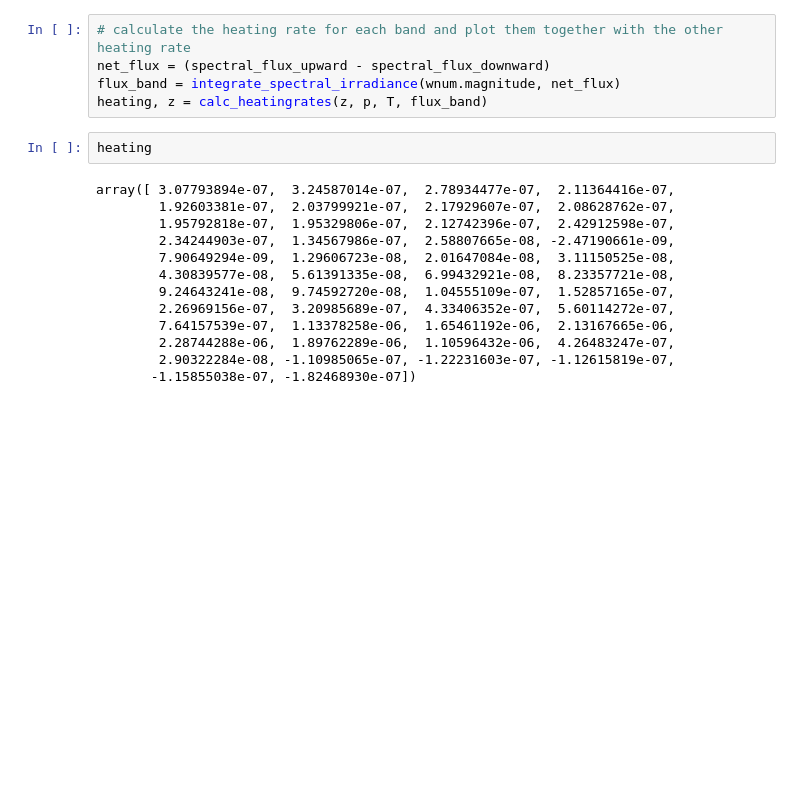
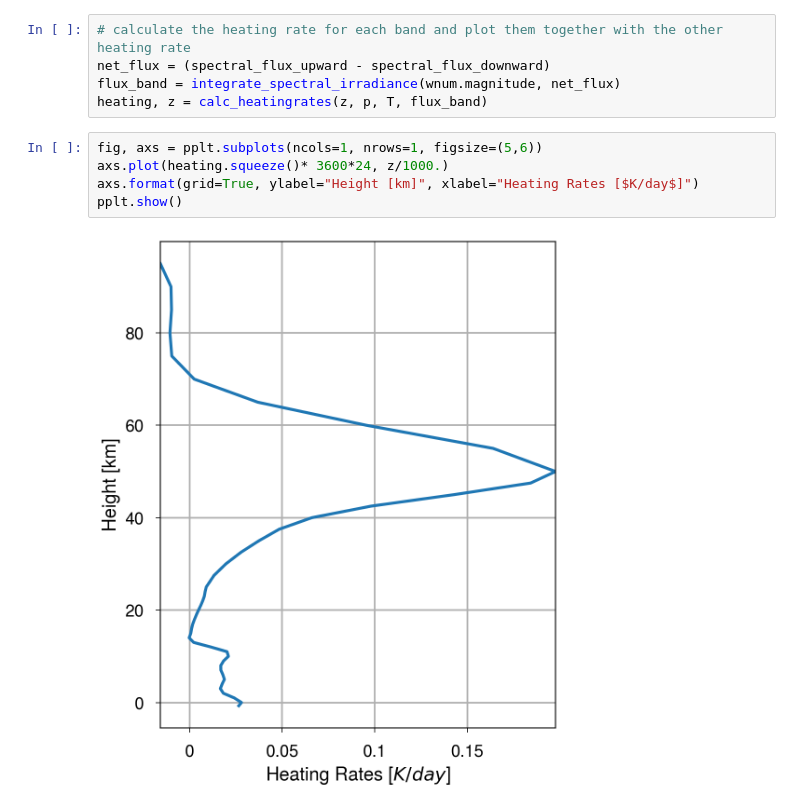
Before and after one commit to wblumberg/ESCI345, a Jupyter notebook: 10.Radiative_Fluxes_and_Heating/heating_rates.ipynb, the cells around one changed output. Drawn from its saved outputs; the diff is of its cells as text; blank space fills up the shorter version.

```diff
--- a/10.Radiative_Fluxes_and_Heating/heating_rates.ipynb
+++ b/10.Radiative_Fluxes_and_Heating/heating_rates.ipynb
@@ -209,18 +209,10 @@ heating rate and explain differences.
 net_flux = (spectral_flux_upward - spectral_flux_downward)
 flux_band = integrate_spectral_irradiance(wnum.magnitude, net_flux)
 heating, z = calc_heatingrates(z, p, T, flux_band)
-# %%
-heating
-# %% [output]
-array([ 3.07793894e-07,  3.24587014e-07,  2.78934477e-07,  2.11364416e-07,
-        1.92603381e-07,  2.03799921e-07,  2.17929607e-07,  2.08628762e-07,
-        1.95792818e-07,  1.95329806e-07,  2.12742396e-07,  2.42912598e-07,
-        2.34244903e-07,  1.34567986e-07,  2.58807665e-08, -2.47190661e-09,
-        7.90649294e-09,  1.29606723e-08,  2.01647084e-08,  3.11150525e-08,
-        4.30839577e-08,  5.61391335e-08,  6.99432921e-08,  8.23357721e-08,
-        9.24643241e-08,  9.74592720e-08,  1.04555109e-07,  1.52857165e-07,
-        2.26969156e-07,  3.20985689e-07,  4.33406352e-07,  5.60114272e-07,
-        7.64157539e-07,  1.13378258e-06,  1.65461192e-06,  2.13167665e-06,
-        2.28744288e-06,  1.89762289e-06,  1.10596432e-06,  4.26483247e-07,
-        2.90322284e-08, -1.10985065e-07, -1.22231603e-07, -1.12615819e-07,
-       -1.15855038e-07, -1.82468930e-07])
+# %%
+fig, axs = pplt.subplots(ncols=1, nrows=1, figsize=(5,6))
+axs.plot(heating.squeeze()* 3600*24, z/1000.)
+axs.format(grid=True, ylabel="Height [km]", xlabel="Heating Rates [$K/day$]")
+pplt.show()
+# %% [output]
+[figure, added]
```
Also changed, not shown: parts of 1 cell of this notebook, 14 other files.
